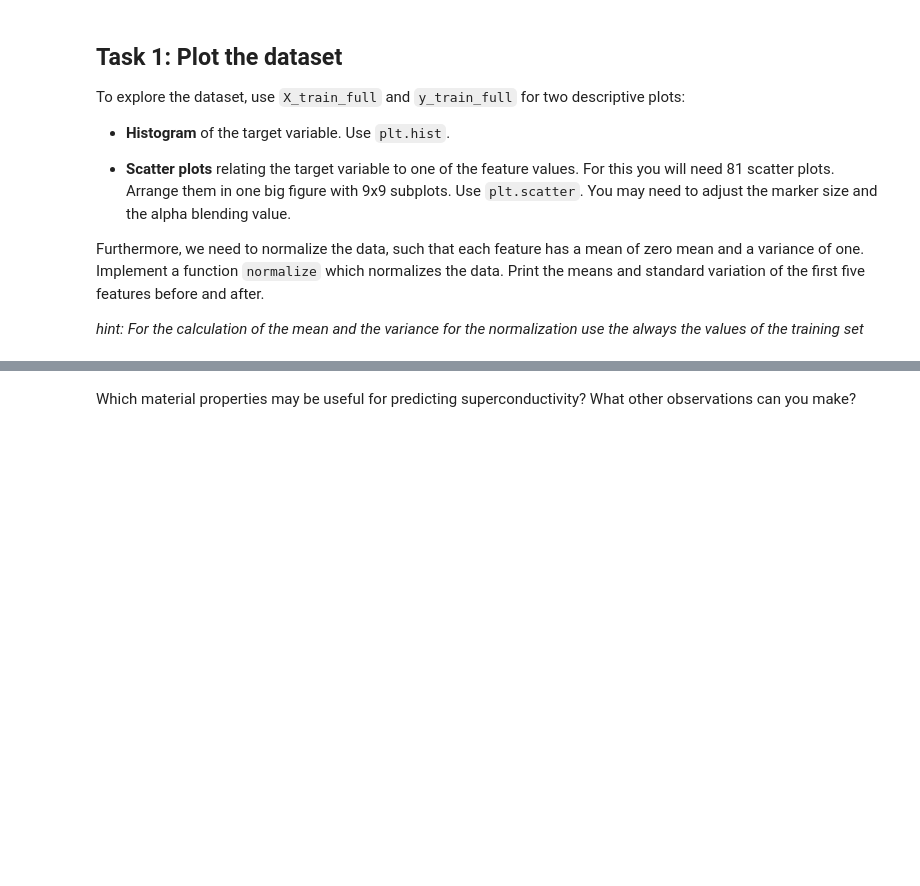
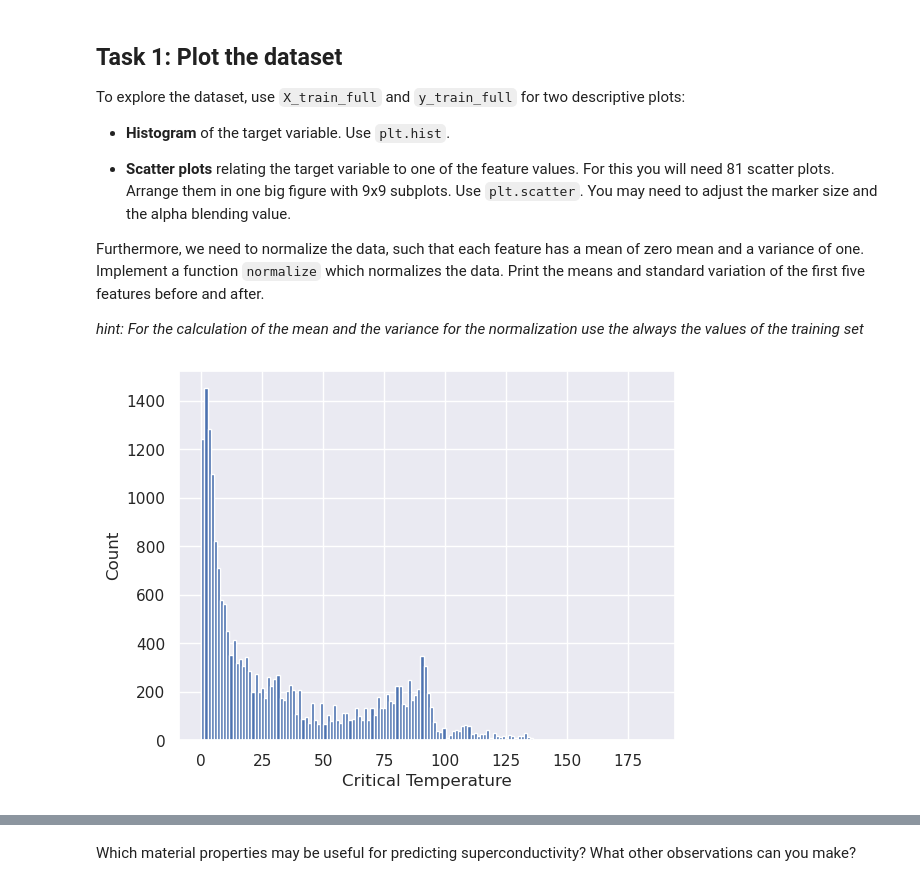
Before and after one commit to carl-lorenz/ML_practicals, a Jupyter notebook: Practical1/1_Buettner_Kortum_Lorenz.ipynb, the cells around one changed output, grey strips where cells are left out. Cells and saved outputs as stored; diff of their text form; code cells hidden in the pictures; blank space fills up the shorter version.

Commit message:
imports and plots for task 1

```diff
--- a/Practical1/1_Buettner_Kortum_Lorenz.ipynb
+++ b/Practical1/1_Buettner_Kortum_Lorenz.ipynb
@@ -85,0 +96,11 @@ Furthermore, we need to normalize the data, such that each feature has a mean of
+# %%
+# Histogram of the target variable
+n = y_train_full.size   # number of observations in the training set
+
+sns.set_theme()
+plt.hist(y_train_full, bins=int(np.sqrt(n)))    # Square Root Rule for number of bins
+plt.xlabel('Critical temperature')
+plt.ylabel('Count')
+plt.show()
+# %% [output]
+[figure, added]
```
Also changed, not shown: parts of 6 cells of this notebook, 4 other files.
